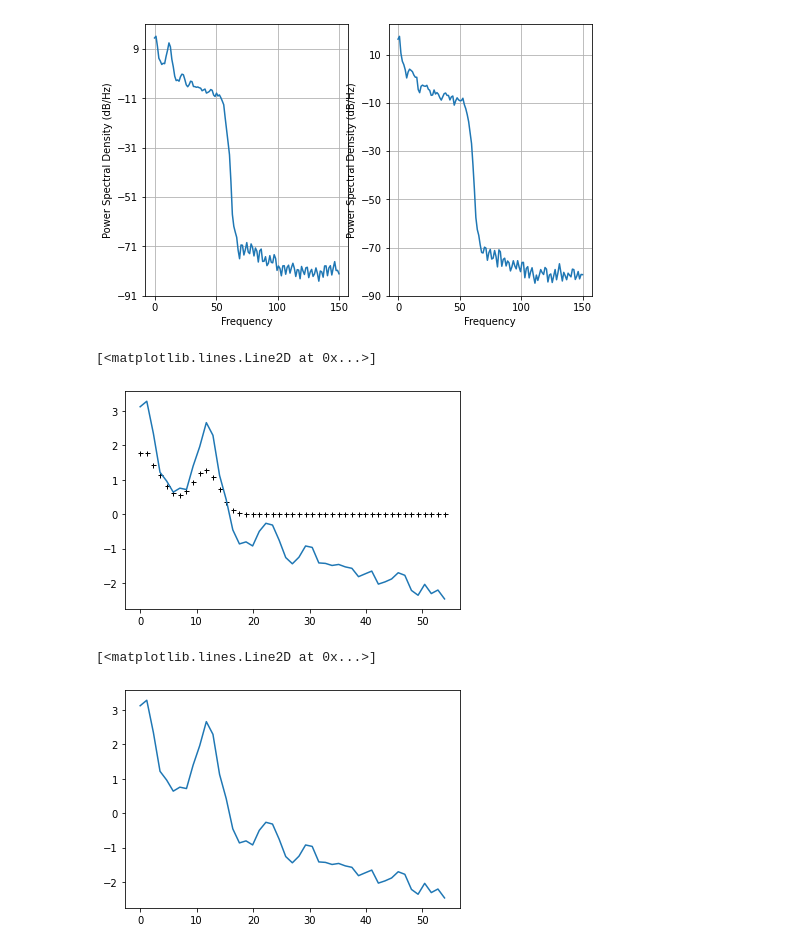
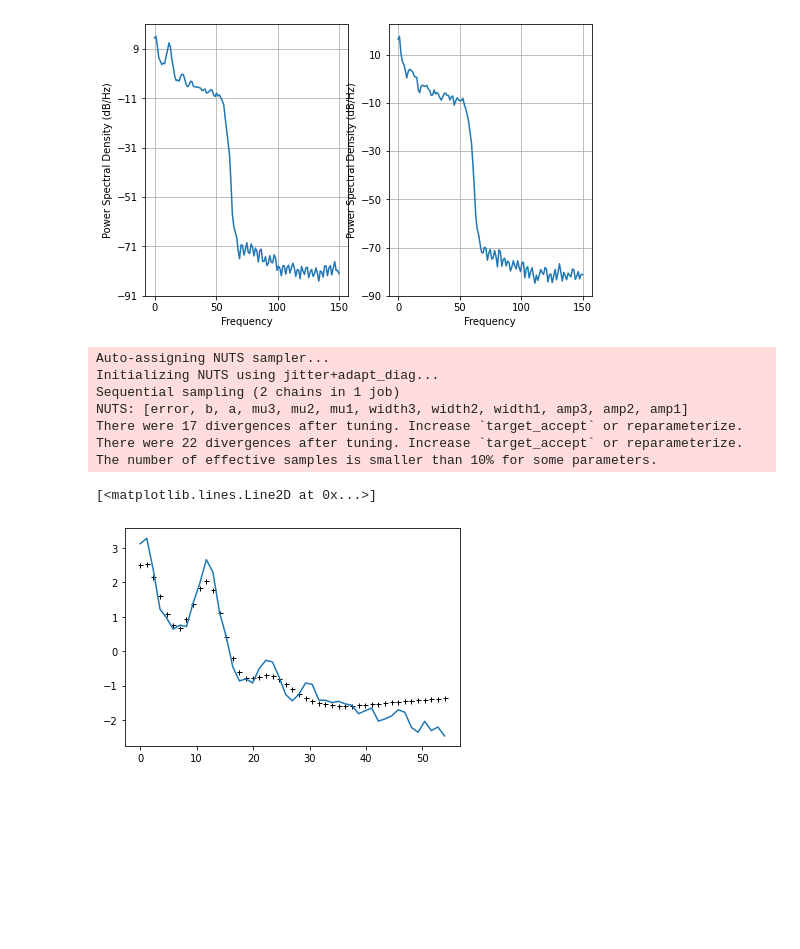
Before and after one commit to AraiKensuke/FitSpectrum, a Jupyter notebook: FitPowerSpec.ipynb, the cells around one changed output. Cells and saved outputs as stored; diff of their text form; code cells hidden in the pictures; blank space fills up the shorter version.

```diff
--- a/FitPowerSpec.ipynb
+++ b/FitPowerSpec.ipynb
@@ -4,13 +4,15 @@
 #!pip install nitime              #
 #!pip install arviz==0.5.1        # pymc3 on Colab is v3.7.  We need old version of arviz
 
-import sys
-import importlib
-#import buildsignal as bs
+#import sys
+#import importlib
 
-if importlib.util.find_spec("FitSpectrum") is None:
-  %cd /content
-  !git clone https://github.com/AraiKensuke/FitSpectrum.git
+#if importlib.util.find_spec("FitSpectrum") is None:
+#  %cd /content
+#  !git clone https://github.com/AraiKensuke/FitSpectrum.git
+
+#sys.path.insert(1, "/content/FitSpectrum")
+import FitSpectrum.buildsignal as bs
 
 import pymc3 as pm
 import numpy as _N
@@ -34,7 +36,7 @@ def do_fit_psd(f_at_obs, log_psd):
     mu1 = pm.Normal('mu1', mu=1, sigma=5)   #  initialize w/ diff values
     mu2 = pm.Normal('mu2', mu=15, sigma=5)
     mu3 = pm.Normal('mu3', mu=30, sigma=5)
-    a = pm.Normal('a', 0.13, 40)
+    a = pm.HalfNormal('a', 20)
     b = pm.Normal('b', 0.13, 40)
 
     error = pm.HalfNormal("error", sigma=0.3)
@@ -47,4 +49,4 @@ def do_fit_psd(f_at_obs, log_psd):
     step=pm.NUTS()
     trace=pm.sample(2000)
 
-  return trace
+  return trace, model3
@@ -157,15 +158,17 @@ eeg_psd2, eeg_f_psd2 = plt.psd(eeg[4500:, eeg_channel], Fs=300)
 # %%
 theseInds = _N.where(eeg_f_psd1 < 55)[0]
 
-#trace = do_fit_psd(eeg_f_psd1[theseInds], _N.log(eeg_psd1[theseInds]))
-y_fit = _N.percentile(trace.gauss,50,axis=0)
+trace1 = do_fit_psd(eeg_f_psd1[theseInds], _N.log(eeg_psd1[theseInds]))
+y_fit = _N.percentile(trace1.gauss,50,axis=0)
 plt.plot(eeg_f_psd1[theseInds], y_fit,'k', marker='+', ls='None', ms=5, mew=1, label='Fit')
 plt.plot(eeg_f_psd1[theseInds], _N.log(eeg_psd1[theseInds]))
 # %% [output]
-[<matplotlib.lines.Line2D at 0x...>]
+Auto-assigning NUTS sampler...
+Initializing NUTS using jitter+adapt_diag...
+Sequential sampling (2 chains in 1 job)
+NUTS: [error, b, a, mu3, mu2, mu1, width3, width2, width1, amp3, amp2, amp1]
+There were 17 divergences after tuning. Increase `target_accept` or reparameterize.
+There were 22 divergences after tuning. Increase `target_accept` or reparameterize.
+The number of effective samples is smaller than 10% for some parameters.
+[<matplotlib.lines.Line2D at 0x...>]
-[figure, old version]
+[figure, new version]
-# %%
-plt.plot(eeg_f_psd1[theseInds], _N.log(eeg_psd1[theseInds]))
-# %% [output]
-[<matplotlib.lines.Line2D at 0x...>]
-[figure, removed]
```
Also changed, not shown: parts of 6 cells of this notebook.
